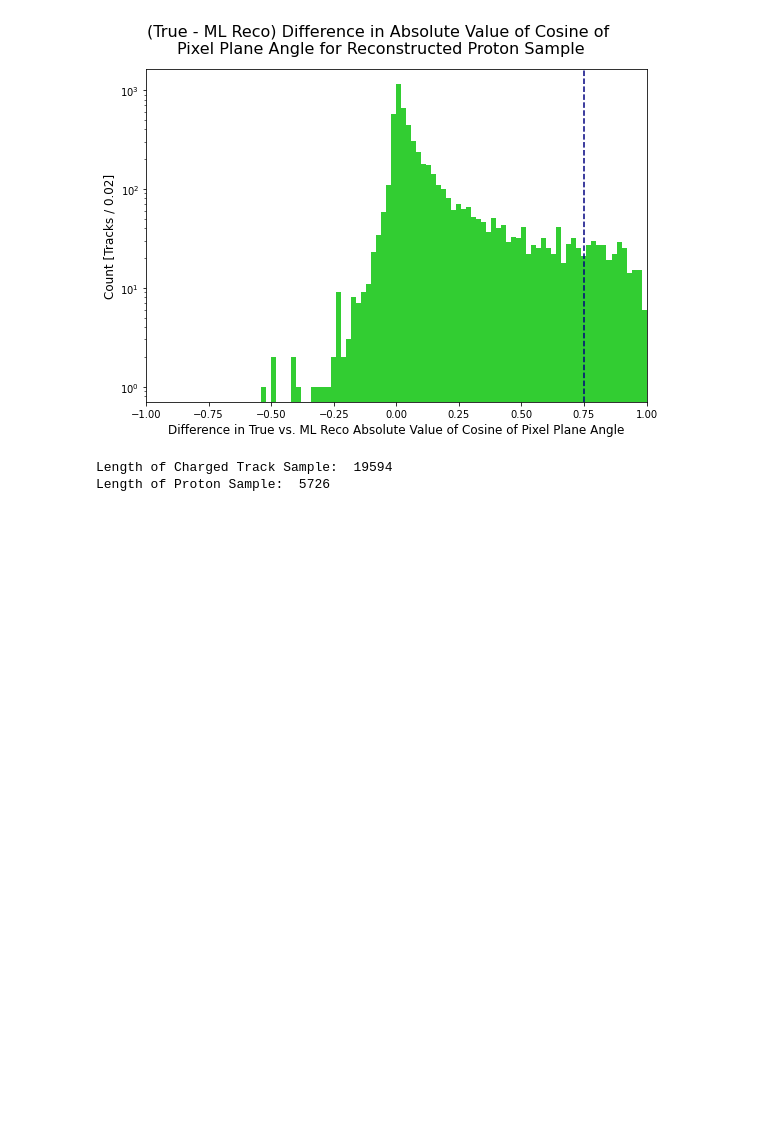
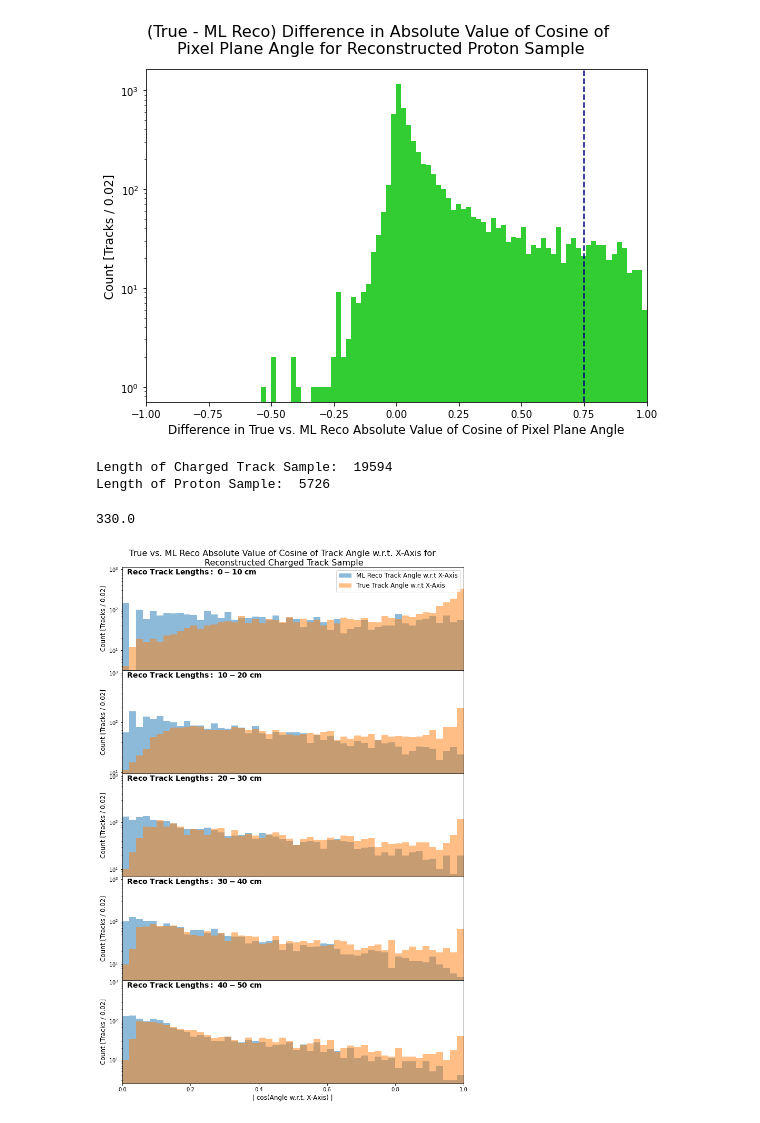
Before and after one commit to cuddandr/2x2_CAFs, a Jupyter notebook: reco_studies/reco_benchmark_plots.ipynb, the cells around one changed output. Cells and saved outputs as stored; diff of their text form; code cells hidden in the pictures; blank space fills up the shorter version.

Commit message:
Adding capability to compare track angles with cartesian axes.

```diff
--- a/reco_studies/reco_benchmark_plots.ipynb
+++ b/reco_studies/reco_benchmark_plots.ipynb
@@ -747,3 +747,36 @@ print("Length of Proton Sample: ", len(df_protons))
 # %% [output]
 Length of Charged Track Sample:  19594
 Length of Proton Sample:  5726
+# %%
+grouped_length = df_filtered.groupby('reco_length_bin')
+sample = 'reco_charged_tracks_'
+fig, axs = plt.subplots(stop_length_bin, sharex=True, figsize=[10, height])
+
+max_count=50.
+for i, (name, group) in enumerate(grouped_length):
+    if i>=stop_length_bin:
+        break
+    reco_counts, reco_bins, _ = axs[i].hist(abs(np.cos(group['reco_angle_x'])), alpha=0.5, bins=50, range=(0, 1), histtype='stepfilled', label='ML Reco Track Angle w.r.t. X-Axis')
+    true_counts, true_bins, _ = axs[i].hist(abs(np.cos(group['true_angle_x'])), alpha=0.5, bins=50, range=(0, 1),histtype='stepfilled', label='True Track Angle w.r.t. X-Axis')
+    axs[i].set_xlabel('| cos(Angle w.r.t. X-Axis) |', fontsize=12)
+    axs[i].set_ylabel('Count [Tracks / 0.02]', fontsize=12)
+    axs[i].set_xlim(0,1)
+    #axs[i].legend(loc='upper right')
+    if i==0:
+        max_count = np.max(np.array([np.max(reco_counts), np.max(true_counts)]))
+        print(max_count)
+        axs[i].legend(loc='upper right', fontsize=12)
+    axs[i].set_yscale('log')
+    axs[i].set_ylim(None, max_count+800.)
+    length_min = max_length/num_length_bins*(name-1)
+    length_max = max_length/num_length_bins*name
+    axs[i].set_title('  '+rf'$\bf{{Reco\ Track\ Lengths:\ {length_min:.0f} - {length_max:.0f}\ cm}}$', y=1.0, loc='left', pad=-14, fontsize=14)
+fig.suptitle('True vs. ML Reco Absolute Value of Cosine of Track Angle w.r.t. X-Axis for \nReconstructed Charged Track Sample', fontsize=16)
+
+plt.tight_layout()
+plt.subplots_adjust(top=0.95, hspace=0.0)
+plt.savefig('/exp/dune/app/users/ehinkle/nd_analysis/2x2_CAFs/reco_studies/'+sample+'true_vs_reco_abs_cos_of_angle_w_x_axis_by_length_bin_with_ovlp_cut_'+str(ovlp_cut)+'_up_to_length_bin_'+str(stop_length_bin)+'.pdf')
+#plt.show()
+# %% [output]
+330.0
+[figure, added]
```
Also changed, not shown: parts of 14 cells of this notebook, 1 other file.
